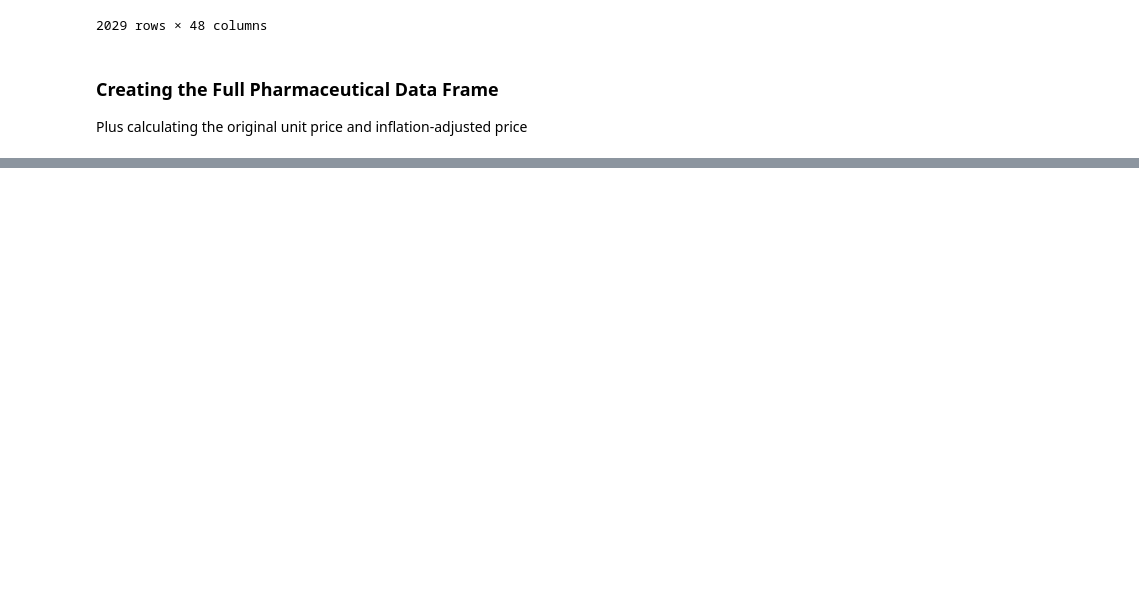
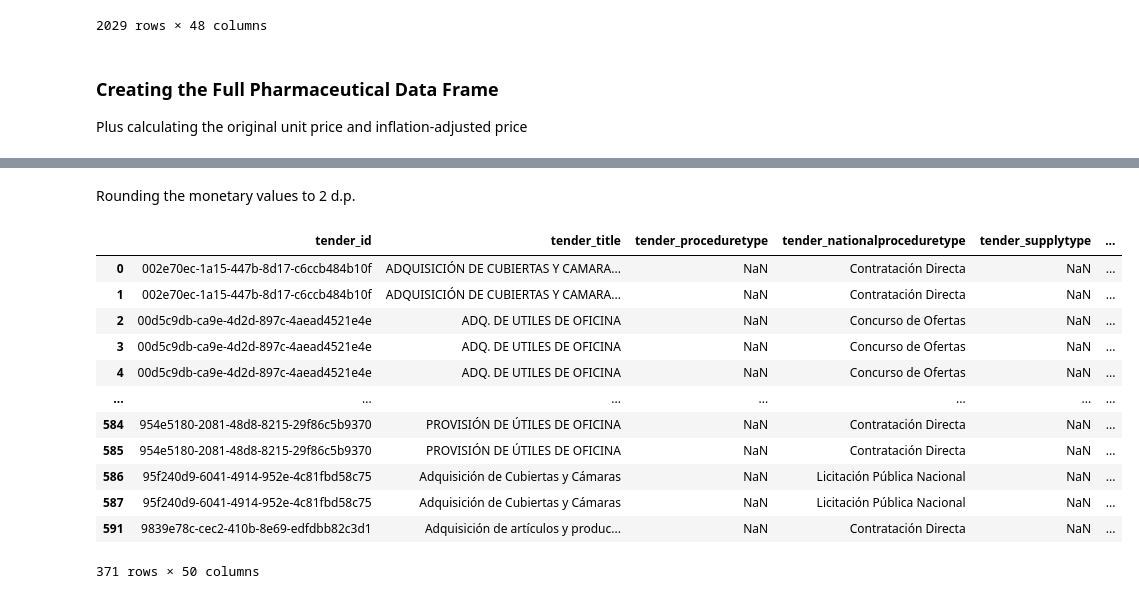
Before and after one commit to aidanlockwood20/MXN442-Assignment2-Project, a Jupyter notebook: report.ipynb, the cells around one changed output, grey strips where cells are left out. Drawn from its saved outputs; the diff is of its cells as text; code cells hidden in the pictures; blank space fills up the shorter version.

```diff
--- a/report.ipynb
+++ b/report.ipynb
@@ -837,0 +879,22 @@ paraguay_inflation_data['2024'].values[0]
+# %% [markdown]
+Rounding the monetary values to 2 d.p.
+# %%
+full_pharmaceutical_df['unit_price'] = full_pharmaceutical_df['unit_price'].round(2)
+full_pharmaceutical_df['inflation_adj_unit_price'] = full_pharmaceutical_df['inflation_adj_unit_price'].round(2)
+
+full_pharmaceutical_df['log_unit_price'] = full_pharmaceutical_df['log_unit_price'].round(2)
+full_pharmaceutical_df
+# %% [output]
+|  | tender_id | tender_title | tender_proceduretype | tender_nationalproceduretype | tender_supplytype | ... |
+| 0 | 002e70ec-1a15-447b-8d17-c6ccb484b10f | ADQUISICIÓN DE CUBIERTAS Y CAMARA... | NaN | Contratación Directa | NaN | ... |
+| 1 | 002e70ec-1a15-447b-8d17-c6ccb484b10f | ADQUISICIÓN DE CUBIERTAS Y CAMARA... | NaN | Contratación Directa | NaN | ... |
+| 2 | 00d5c9db-ca9e-4d2d-897c-4aead4521e4e | ADQ. DE UTILES DE OFICINA | NaN | Concurso de Ofertas | NaN | ... |
+| 3 | 00d5c9db-ca9e-4d2d-897c-4aead4521e4e | ADQ. DE UTILES DE OFICINA | NaN | Concurso de Ofertas | NaN | ... |
+| 4 | 00d5c9db-ca9e-4d2d-897c-4aead4521e4e | ADQ. DE UTILES DE OFICINA | NaN | Concurso de Ofertas | NaN | ... |
+| ... | ... | ... | ... | ... | ... | ... |
+| 584 | 954e5180-2081-48d8-8215-29f86c5b9370 | PROVISIÓN DE ÚTILES DE OFICINA | NaN | Contratación Directa | NaN | ... |
+| 585 | 954e5180-2081-48d8-8215-29f86c5b9370 | PROVISIÓN DE ÚTILES DE OFICINA | NaN | Contratación Directa | NaN | ... |
+| 586 | 95f240d9-6041-4914-952e-4c81fbd58c75 | Adquisición de Cubiertas y Cámaras | NaN | Licitación Pública Nacional | NaN | ... |
+| 587 | 95f240d9-6041-4914-952e-4c81fbd58c75 | Adquisición de Cubiertas y Cámaras | NaN | Licitación Pública Nacional | NaN | ... |
+| 591 | 9839e78c-cec2-410b-8e69-edfdbb82c3d1 | Adquisición de artículos y produc... | NaN | Contratación Directa | NaN | ... |
+371 rows × 50 columns
```
Also changed, not shown: parts of 7 cells of this notebook, 1 other file.
